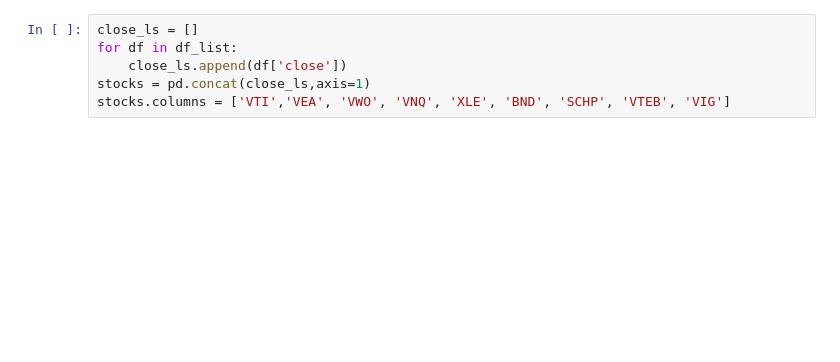
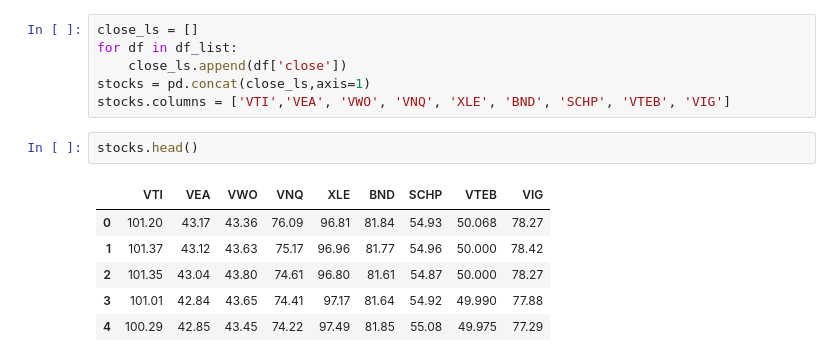
Before and after one commit to jacoblucas95/Portfolio-Optimizer, a Jupyter notebook: setup/data/optimizer_test.ipynb, the cells around one changed output. Cells and saved outputs as stored; diff of their text form; blank space fills up the shorter version.

```diff
--- a/setup/data/optimizer_test.ipynb
+++ b/setup/data/optimizer_test.ipynb
@@ -47,6 +47,15 @@ for df in df_list:
     close_ls.append(df['close'])
 stocks = pd.concat(close_ls,axis=1)
 stocks.columns = ['VTI','VEA', 'VWO', 'VNQ', 'XLE', 'BND', 'SCHP', 'VTEB', 'VIG']
+# %%
+stocks.head()
+# %% [output]
+|  | VTI | VEA | VWO | VNQ | XLE | BND | SCHP | VTEB | VIG |
+| 0 | 101.20 | 43.17 | 43.36 | 76.09 | 96.81 | 81.84 | 54.93 | 50.068 | 78.27 |
+| 1 | 101.37 | 43.12 | 43.63 | 75.17 | 96.96 | 81.77 | 54.96 | 50.000 | 78.42 |
+| 2 | 101.35 | 43.04 | 43.80 | 74.61 | 96.80 | 81.61 | 54.87 | 50.000 | 78.27 |
+| 3 | 101.01 | 42.84 | 43.65 | 74.41 | 97.17 | 81.64 | 54.92 | 49.990 | 77.88 |
+| 4 | 100.29 | 42.85 | 43.45 | 74.22 | 97.49 | 81.85 | 55.08 | 49.975 | 77.29 |
 # %%
 mean_daily_return = stocks.pct_change(1).mean()
 mean_daily_return
```
Also changed, not shown: parts of 16 cells of this notebook, 10 other files.
